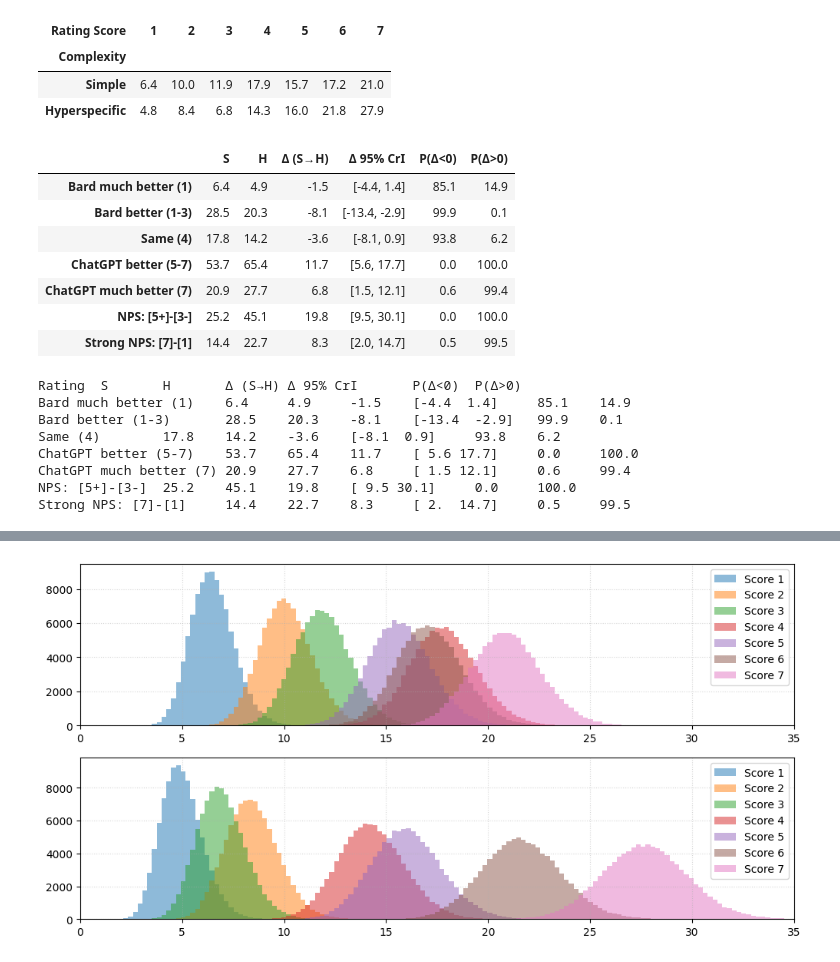
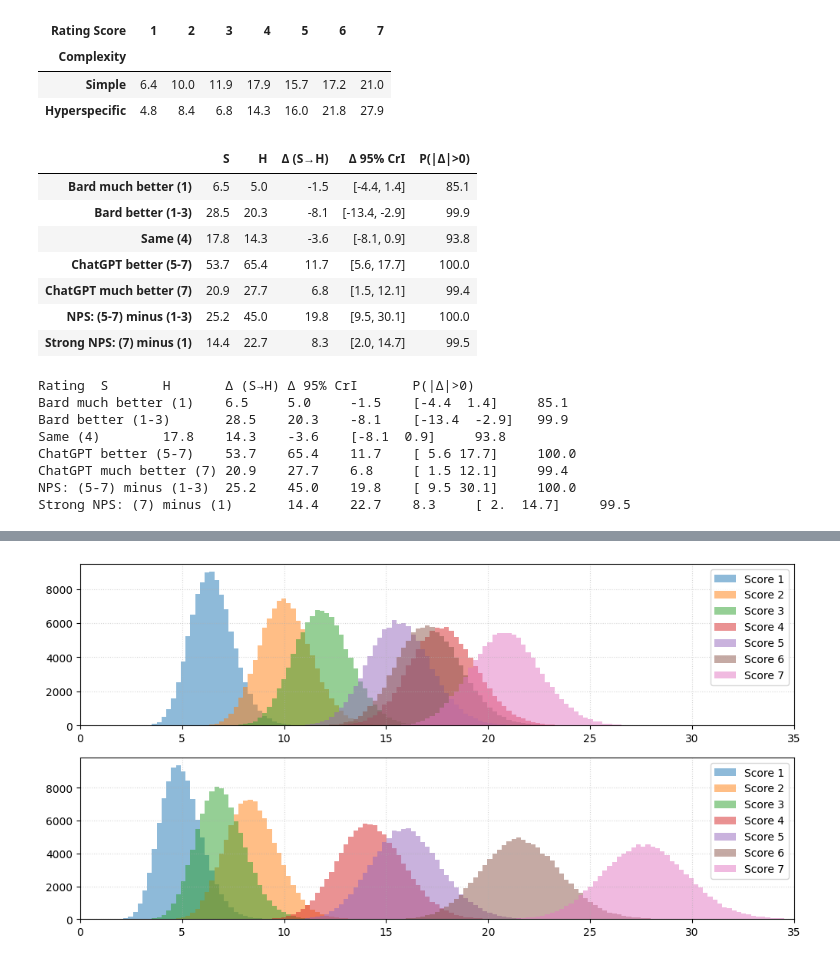
Before and after one commit to aswyatt/DA-Python, a Jupyter notebook: Interview/Data Analysis 1/Human Eval Bard.ipynb, the cells around one changed output, grey strips where cells are left out. Cells and saved outputs as stored; diff of their text form; code cells hidden in the pictures.

```diff
--- a/Interview/Data Analysis 1/Human Eval Bard.ipynb
+++ b/Interview/Data Analysis 1/Human Eval Bard.ipynb
@@ -265,21 +265,21 @@ pd.reset_option("display.max_colwidth")
 |  | Prompt | Prompt Category | Complexity | ChatGPT | Bard | Rating Score | Rating Text | Explanation |
 | 0 | Give me a Python code that genera... | Coding | Hyperspecific | Sure! Here's a Python code that g... | Sure, here is the Python code tha... | 7 | ChatGPT much better | ChatGPT's response is much better... |
 # %%
-row = 2
-display(Markdown(f"# Prompt\n---\n{df.iloc[row, df.columns.get_loc("Prompt")]}"))
+row_counts = 2
+display(Markdown(f"# Prompt\n---\n{df.iloc[row_counts, df.columns.get_loc("Prompt")]}"))
 for model in ["ChatGPT", "Bard"]:
     display(
         Markdown(
-            f"# {model} {tick if model in df.iloc[row, 6] else cross}\n---\n{df.iloc[row, df.columns.get_loc(model)]}"
+            f"# {model} {tick if model in df.iloc[row_counts, 6] else cross}\n---\n{df.iloc[row_counts, df.columns.get_loc(model)]}"
         )
     )
 display(
     Markdown(
-        f"# Score\n---\n({df.iloc[row, df.columns.get_loc("Rating Score")]}) {df.iloc[row, df.columns.get_loc("Rating Text")]}"
+        f"# Score\n---\n({df.iloc[row_counts, df.columns.get_loc("Rating Score")]}) {df.iloc[row_counts, df.columns.get_loc("Rating Text")]}"
     )
 )
 display(
-    Markdown(f"# Explanation\n---\n{df.iloc[row, df.columns.get_loc("Explanation")]}")
+    Markdown(f"# Explanation\n---\n{df.iloc[row_counts, df.columns.get_loc("Explanation")]}")
 )
 # %% [output]
 # Prompt
@@ -555,11 +551,10 @@ masks = {
 def bayesian_summary(s):
     d = np.diff(s, axis=0).flatten()
     return [
-        *np.median(s, axis=1),
-        np.median(d),
+        *np.mean(s, axis=1),
+        np.mean(d),
         np.percentile(d, [2.5, 97.5]),
-        100 * (d < 0).mean(),
-        100 * (d > 0).mean(),
+        100 * max((d < 0).mean(), (d > 0).mean()),
     ]
 
 
@@ -574,55 +569,54 @@ data.append(
     bayesian_summary(
         (samples[..., masks[keys[-2]]] - samples[..., masks[keys[1]]]).sum(axis=-1)
     )
 )
 data.append(
     bayesian_summary(
         (samples[..., masks[keys[-1]]] - samples[..., masks[keys[0]]]).sum(axis=-1)
     )
 )
 
-        # f"NPS: (#>{neutral_score})-(#<{neutral_score})",
-        # f"Strong NPS: (#={scores[-1]})-(#={scores[0]})",
+# f"NPS: (#>{neutral_score})-(#<{neutral_score})",
+# f"Strong NPS: (#={scores[-1]})-(#={scores[0]})",
 
 data = pd.DataFrame(
     data,
     index=[
         *keys,
-        f"NPS: [{neutral_score+1}+]-[{neutral_score-1}-]",
-        f"Strong NPS: [{scores[-1]}]-[{scores[0]}]",
+        f"NPS: ({neutral_score+1}-{scores[-1]}) minus ({scores[0]}-{neutral_score-1})",
+        f"Strong NPS: ({scores[-1]}) minus ({scores[0]})",
     ],
     columns=[
         *[c[0] for c in complexity],
         "\u0394 (S\u2192H)",
         "\u0394 95% CrI",
-        "P(\u0394<0)",
-        "P(\u0394>0)",
+        "P(|\u0394|>0)",
     ],
 )
 
 display(
     d := data.map(
         lambda x: np.round(x, 1) if isinstance(x, np.ndarray) else np.round(x, 1)
     )
 )
 print(d.to_csv(sep="\t", index=True, index_label="Rating", float_format="%.1f"))
 # %% [output]
-|  | S | H | Δ (S→H) | Δ 95% CrI | P(Δ<0) | P(Δ>0) |
-| Bard much better (1) | 6.4 | 4.9 | -1.5 | [-4.4, 1.4] | 85.1 | 14.9 |
-| Bard better (1-3) | 28.5 | 20.3 | -8.1 | [-13.4, -2.9] | 99.9 | 0.1 |
-| Same (4) | 17.8 | 14.2 | -3.6 | [-8.1, 0.9] | 93.8 | 6.2 |
-| ChatGPT better (5-7) | 53.7 | 65.4 | 11.7 | [5.6, 17.7] | 0.0 | 100.0 |
-| ChatGPT much better (7) | 20.9 | 27.7 | 6.8 | [1.5, 12.1] | 0.6 | 99.4 |
-| NPS: [5+]-[3-] | 25.2 | 45.1 | 19.8 | [9.5, 30.1] | 0.0 | 100.0 |
-| Strong NPS: [7]-[1] | 14.4 | 22.7 | 8.3 | [2.0, 14.7] | 0.5 | 99.5 |
+|  | S | H | Δ (S→H) | Δ 95% CrI | P(|Δ|>0) |
+| Bard much better (1) | 6.5 | 5.0 | -1.5 | [-4.4, 1.4] | 85.1 |
+| Bard better (1-3) | 28.5 | 20.3 | -8.1 | [-13.4, -2.9] | 99.9 |
+| Same (4) | 17.8 | 14.3 | -3.6 | [-8.1, 0.9] | 93.8 |
+| ChatGPT better (5-7) | 53.7 | 65.4 | 11.7 | [5.6, 17.7] | 100.0 |
+| ChatGPT much better (7) | 20.9 | 27.7 | 6.8 | [1.5, 12.1] | 99.4 |
+| NPS: (5-7) minus (1-3) | 25.2 | 45.0 | 19.8 | [9.5, 30.1] | 100.0 |
+| Strong NPS: (7) minus (1) | 14.4 | 22.7 | 8.3 | [2.0, 14.7] | 99.5 |
-Rating  S       H       Δ (S→H) Δ 95% CrI       P(Δ<0)  P(Δ>0)
-Bard much better (1)    6.4     4.9     -1.5    [-4.4  1.4]     85.1    14.9
-Bard better (1-3)       28.5    20.3    -8.1    [-13.4  -2.9]   99.9    0.1
-Same (4)        17.8    14.2    -3.6    [-8.1  0.9]     93.8    6.2
-ChatGPT better (5-7)    53.7    65.4    11.7    [ 5.6 17.7]     0.0     100.0
-ChatGPT much better (7) 20.9    27.7    6.8     [ 1.5 12.1]     0.6     99.4
-NPS: [5+]-[3-]  25.2    45.1    19.8    [ 9.5 30.1]     0.0     100.0
-Strong NPS: [7]-[1]     14.4    22.7    8.3     [ 2.  14.7]     0.5     99.5
+Rating  S       H       Δ (S→H) Δ 95% CrI       P(|Δ|>0)
+Bard much better (1)    6.5     5.0     -1.5    [-4.4  1.4]     85.1
+Bard better (1-3)       28.5    20.3    -8.1    [-13.4  -2.9]   99.9
+Same (4)        17.8    14.3    -3.6    [-8.1  0.9]     93.8
+ChatGPT better (5-7)    53.7    65.4    11.7    [ 5.6 17.7]     100.0
+ChatGPT much better (7) 20.9    27.7    6.8     [ 1.5 12.1]     99.4
+NPS: (5-7) minus (1-3)  25.2    45.0    19.8    [ 9.5 30.1]     100.0
+Strong NPS: (7) minus (1)       14.4    22.7    8.3     [ 2.  14.7]     99.5
 # %%
 # Reshape into long DataFrame for seaborn
 data = []
```
Also changed, not shown: parts of 14 cells of this notebook.
